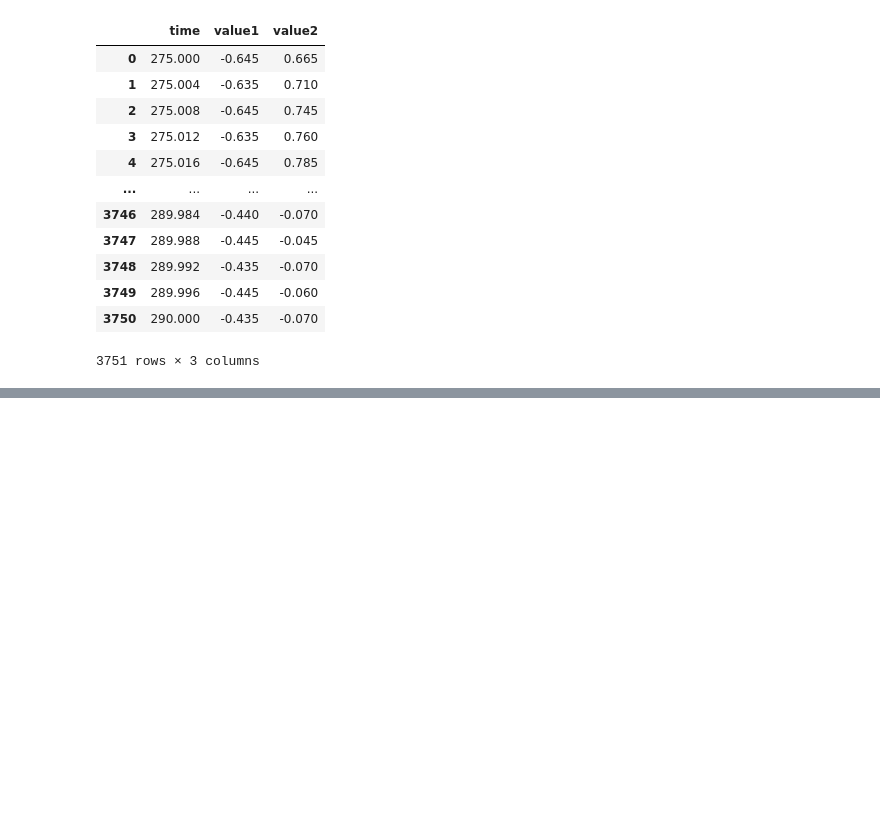
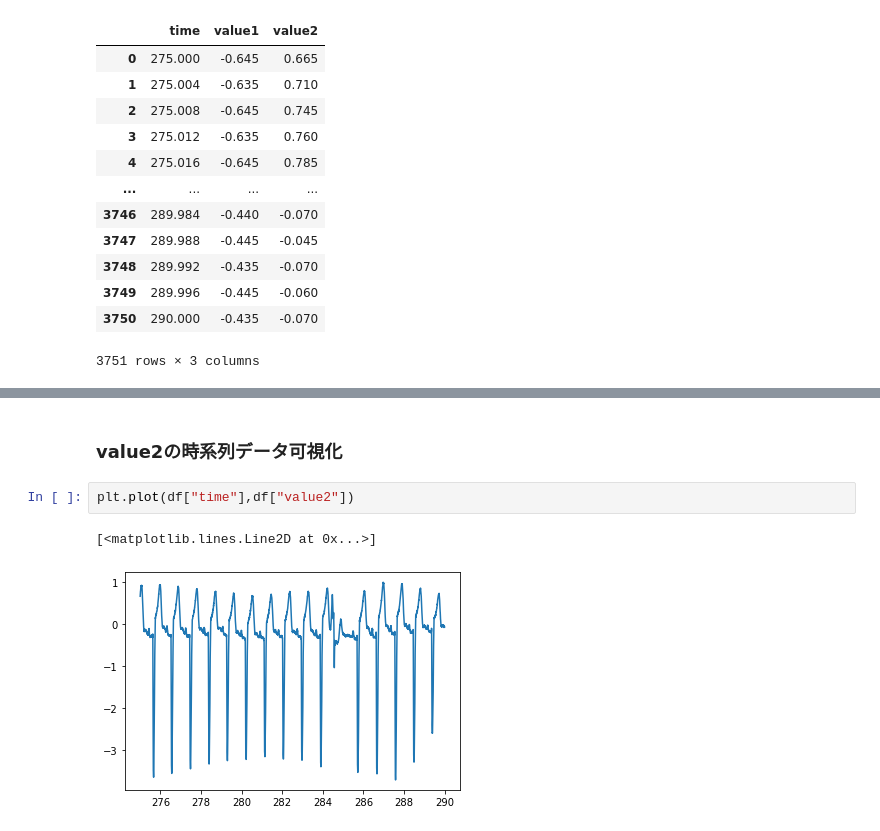
Before and after one commit to takaya-0808/MachineLearning, a Jupyter notebook: work/時系列データ分析/異常値検知/DetectOutlier.ipynb, the cells around one changed output, grey strips where cells are left out. Drawn from its saved outputs; the diff is of its cells as text; blank space fills up the shorter version.

```diff
--- a/work/時系列データ分析/異常値検知/DetectOutlier.ipynb
+++ b/work/時系列データ分析/異常値検知/DetectOutlier.ipynb
@@ -28,3 +36,10 @@ df
+# %% [markdown]
+### value2の時系列データ可視化
+# %%
+plt.plot(df["time"],df["value2"])
+# %% [output]
+[<matplotlib.lines.Line2D at 0x...>]
+[figure, added]
 # %%
 plt.plot(df["time"],df["value1"],label="value1")
 plt.plot(df["time"],df["value2"],label="value1")
```
Also changed, not shown: parts of 4 cells of this notebook.
